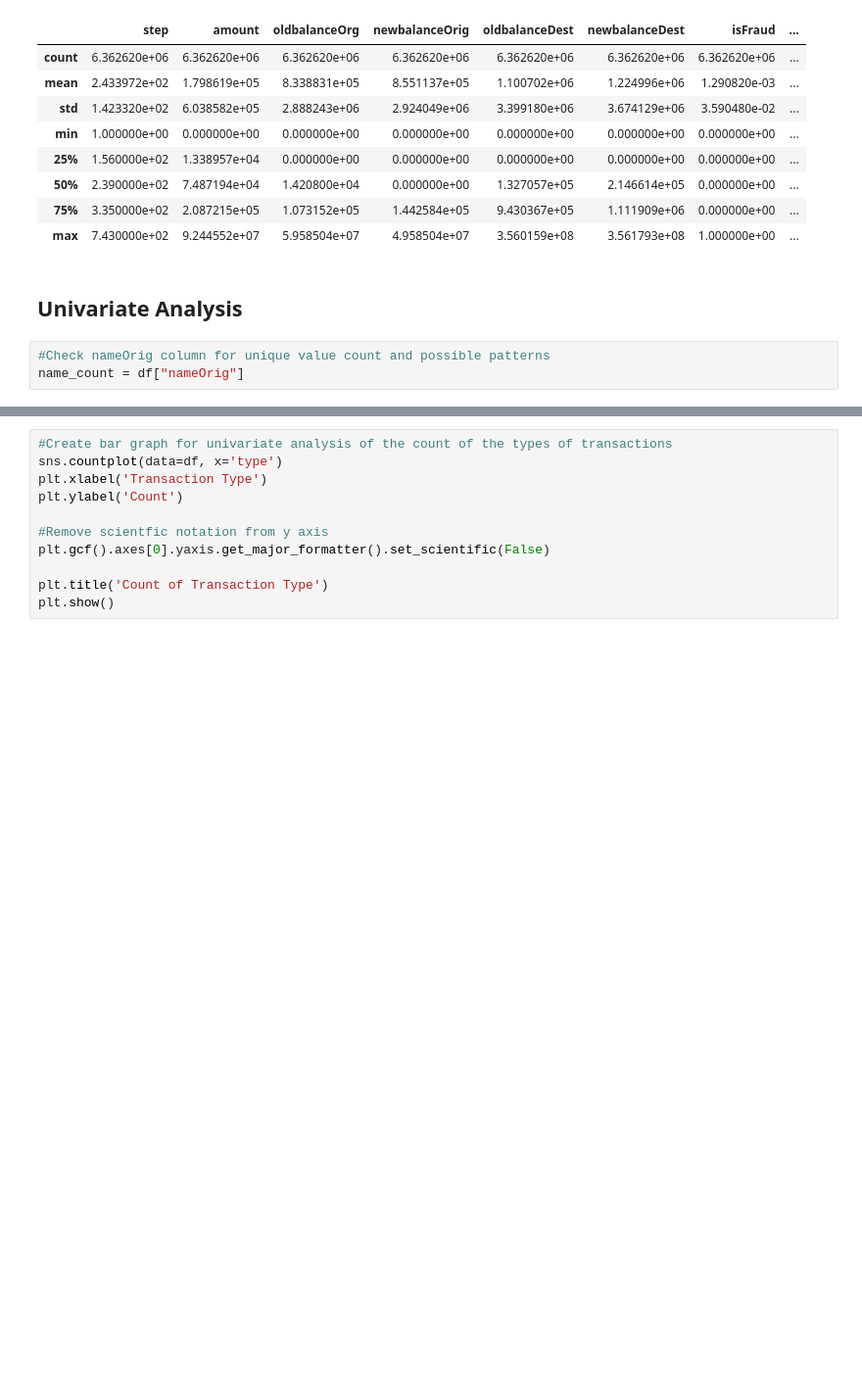
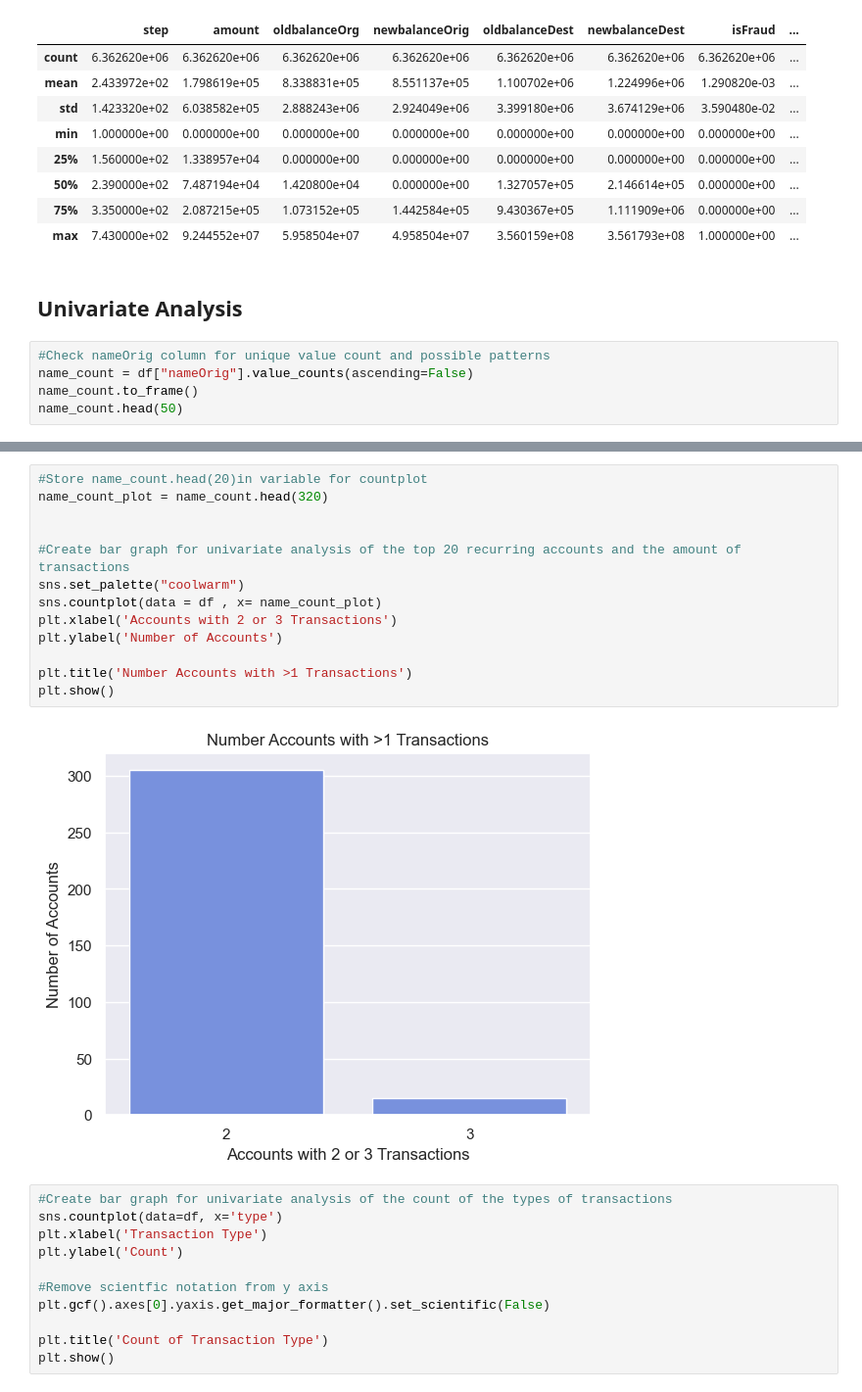
Before and after one commit to thetechleila/FinancialFraudData_EDA, a Jupyter notebook: eda01_initial_analysis/FinFraudEDA_01.ipynb, the cells around one changed output, grey strips where cells are left out. Shown at 98% size. Saved outputs shown, nothing was run; the diff lists cells and outputs as text; blank space fills up the shorter version.

```diff
--- a/eda01_initial_analysis/FinFraudEDA_01.ipynb
+++ b/eda01_initial_analysis/FinFraudEDA_01.ipynb
@@ -99,4 +99,6 @@ df.describe()
 ## Univariate Analysis
 # %%
 #Check nameOrig column for unique value count and possible patterns
-name_count = df["nameOrig"]
+name_count = df["nameOrig"].value_counts(ascending=False)
+name_count.to_frame()
+name_count.head(50)
@@ -103,3 +123,18 @@ name_count = df["nameOrig"]
+# %%
+#Store name_count.head(20)in variable for countplot
+name_count_plot = name_count.head(320)
+
+
+#Create bar graph for univariate analysis of the top 20 recurring accounts and the amount of transactions
+sns.set_palette("coolwarm")
+sns.countplot(data = df , x= name_count_plot)
+plt.xlabel('Accounts with 2 or 3 Transactions')
+plt.ylabel('Number of Accounts')
+
+plt.title('Number Accounts with >1 Transactions')
+plt.show()
+# %% [output]
+[figure, added]
 # %%
 #Create bar graph for univariate analysis of the count of the types of transactions
 sns.countplot(data=df, x='type')
```
Also changed, not shown: parts of 3 cells of this notebook.
